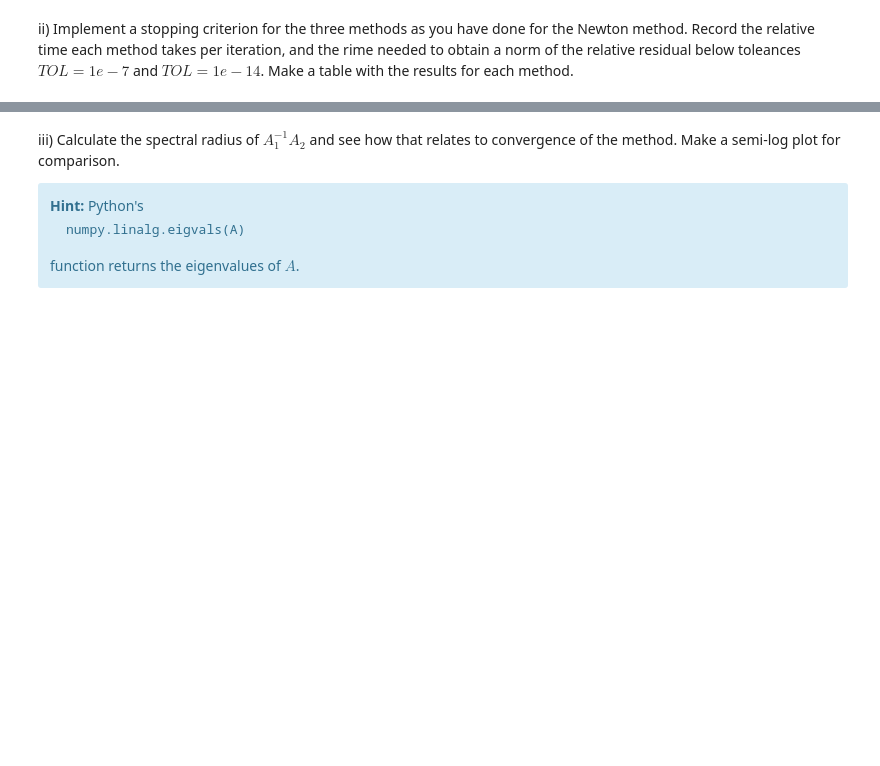
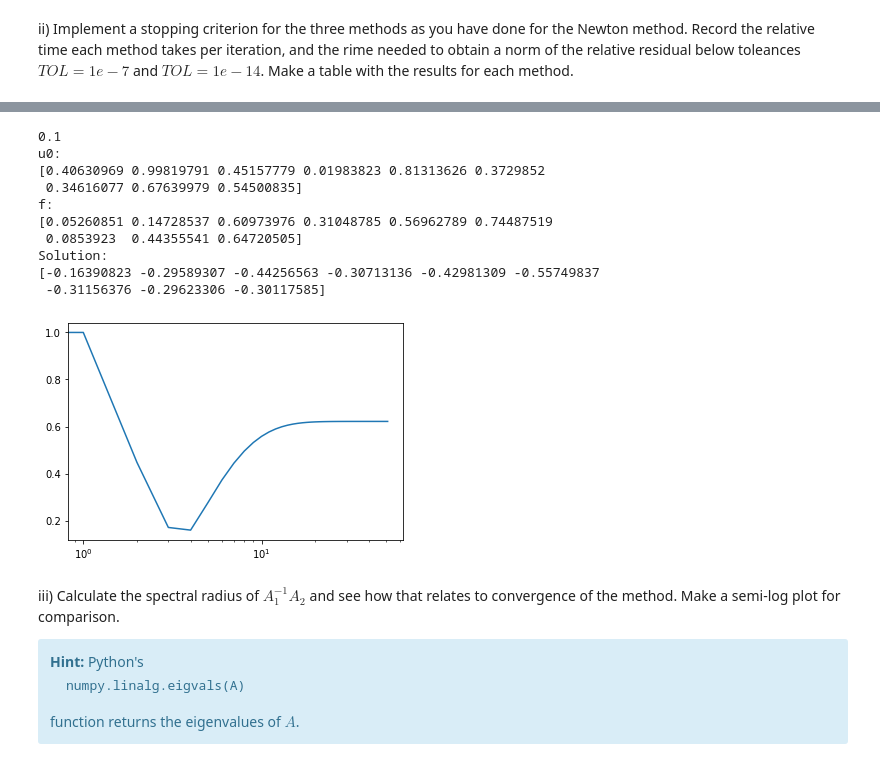
Before and after one commit to CelestialCry/Numerical-Methods, a Jupyter notebook: Øving/Assignment1.ipynb, the cells around one changed output, grey strips where cells are left out. Drawn from its saved outputs; the diff is of its cells as text; code cells hidden in the pictures; blank space fills up the shorter version.

```diff
--- a/Øving/Assignment1.ipynb
+++ b/Øving/Assignment1.ipynb
@@ -142,0 +191,11 @@ ii) Implement a stopping criterion for the three methods as you have done for th
+# %%
+def SuccessOverRelaxMeth(A, f, u0, maxIter = 50, TOL = 1e-10, *args):
+    if len(list(args)) == 0:
+        w = 0.5
+    else:
+        w = args[0]
+    print(w)
+    A1Inv = np.linalg.inv(extractDiagonal(A) - w*extractLower(A))
+    A2 = (1-w)*extractLower(A) + extractUpper(A)
+
+    return generalIteration(A, A1Inv, A2, f, u0, maxIter, TOL)
@@ -143,3 +241,17 @@ ii) Implement a stopping criterion for the three methods as you have done for th
+# %%
+testIteration(SuccessOverRelaxMeth, test, np.random.rand(9), np.random.rand(9), 50, 1e-10, 0.1)
+# %% [output]
+0.1
+u0:
+[0.40630969 0.99819791 0.45157779 0.01983823 0.81313626 0.3729852
+ 0.34616077 0.67639979 0.54500835]
+f:
+[0.05260851 0.14728537 0.60973976 0.31048785 0.56962789 0.74487519
+ 0.0853923  0.44355541 0.64720505]
+Solution:
+[-0.16390823 -0.29589307 -0.44256563 -0.30713136 -0.42981309 -0.55749837
+ -0.31156376 -0.29623306 -0.30117585]
+[figure, added]
 # %% [markdown]
 iii) Calculate the spectral radius of $A_1^{-1}A_2$ and see how that relates to convergence of the method. Make a semi-log plot for comparison.
 
```
Also changed, not shown: parts of 12 cells of this notebook.
